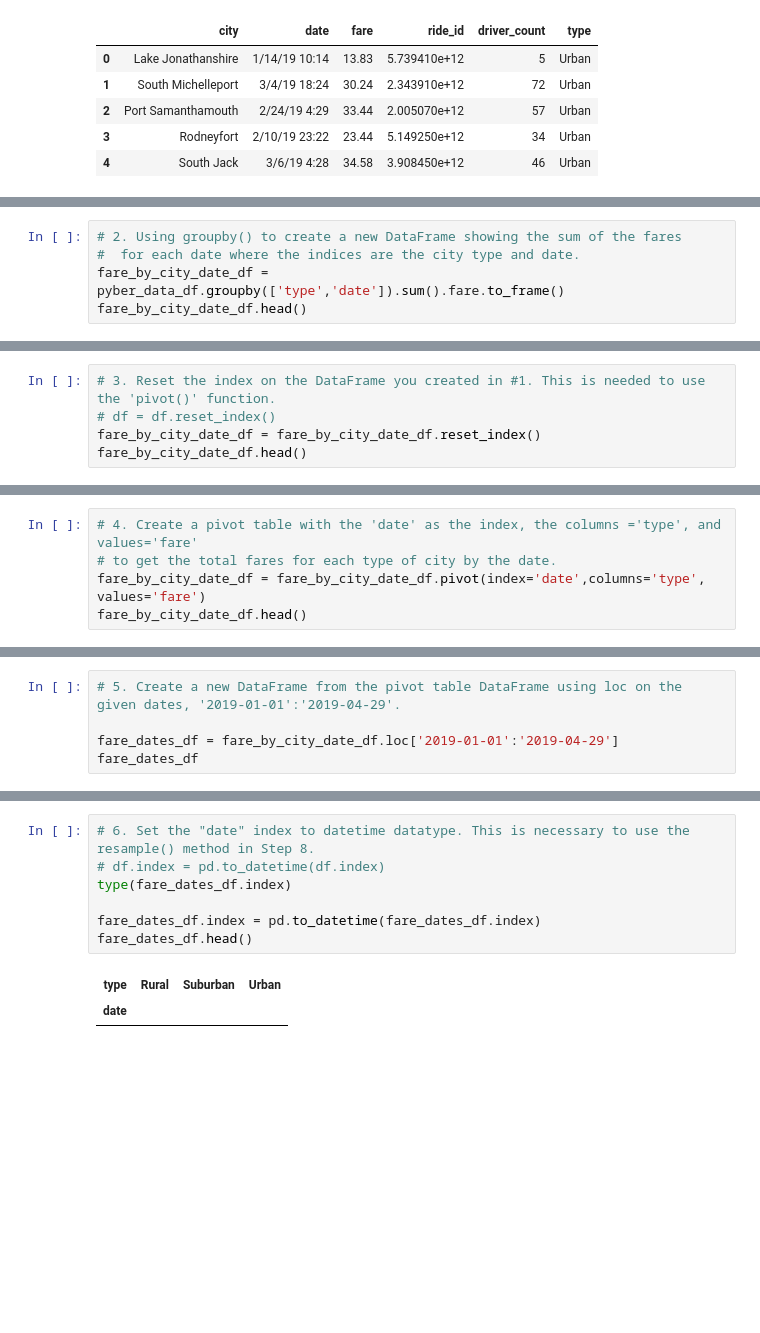
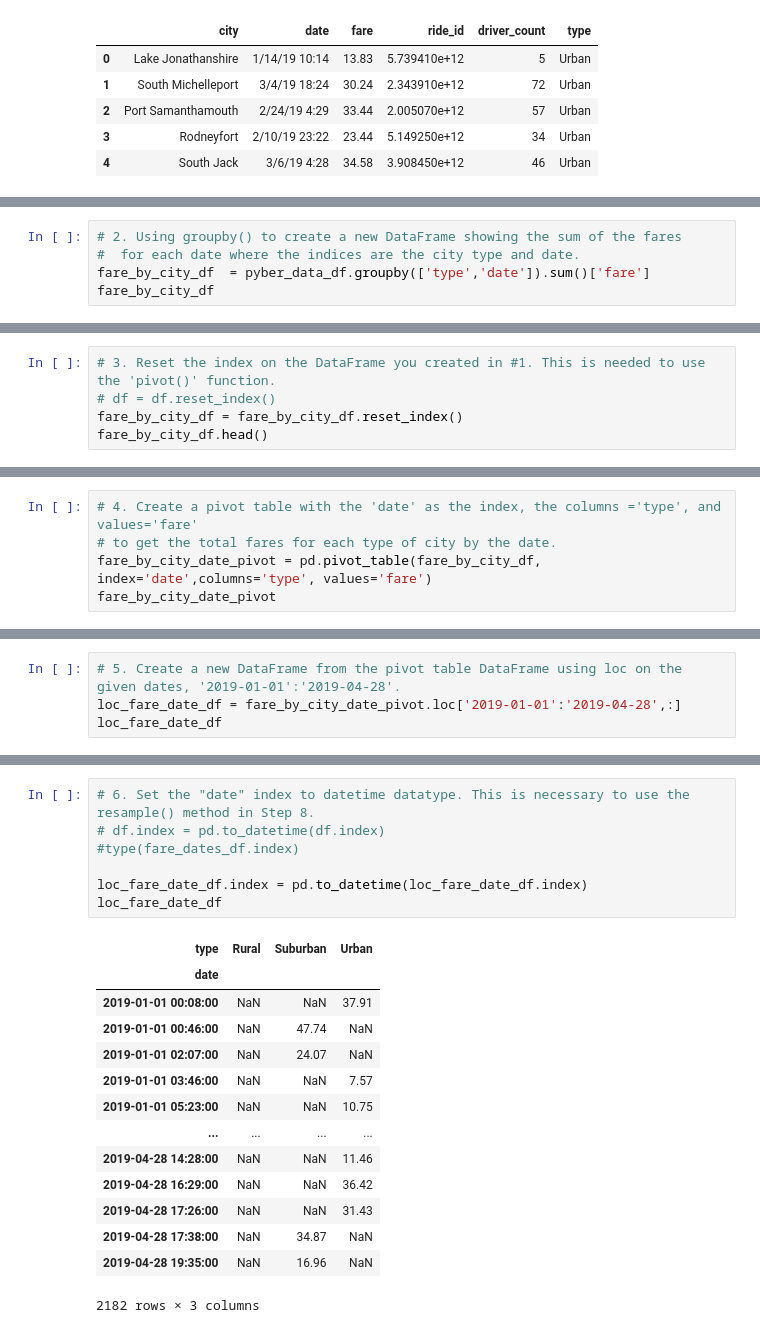
Before and after one commit to utsavchaudharygithub/PyBer_Analysis, a Jupyter notebook: PyBer_Challenge.ipynb, the cells around one changed output, grey strips where cells are left out. Saved outputs shown, nothing was run; the diff lists cells and outputs as text; blank space fills up the shorter version.

```diff
--- a/PyBer_Challenge.ipynb
+++ b/PyBer_Challenge.ipynb
@@ -131,6 +148,6 @@ pyber_data_df.head()
 # %%
 # 2. Using groupby() to create a new DataFrame showing the sum of the fares
 #  for each date where the indices are the city type and date.
-fare_by_city_date_df = pyber_data_df.groupby(['type','date']).sum().fare.to_frame()
-fare_by_city_date_df.head()
+fare_by_city_df  = pyber_data_df.groupby(['type','date']).sum()['fare']
+fare_by_city_df
 # %% [output]
@@ -144,7 +167,7 @@ fare_by_city_date_df.head()
 # %%
 # 3. Reset the index on the DataFrame you created in #1. This is needed to use the 'pivot()' function.
 # df = df.reset_index()
-fare_by_city_date_df = fare_by_city_date_df.reset_index()
-fare_by_city_date_df.head()
+fare_by_city_df = fare_by_city_df.reset_index()
+fare_by_city_df.head()
 # %% [output]
 |  | type | date | fare |
@@ -156,8 +179,8 @@ fare_by_city_date_df.head()
 # %%
 # 4. Create a pivot table with the 'date' as the index, the columns ='type', and values='fare'
 # to get the total fares for each type of city by the date.
-fare_by_city_date_df = fare_by_city_date_df.pivot(index='date',columns='type', values='fare')
-fare_by_city_date_df.head()
+fare_by_city_date_pivot = pd.pivot_table(fare_by_city_df, index='date',columns='type', values='fare')
+fare_by_city_date_pivot
 # %% [output]
 | type | Rural | Suburban | Urban |
 | date |  |  |  |
@@ -169,8 +199,7 @@ fare_by_city_date_df.head()
 # %%
-# 5. Create a new DataFrame from the pivot table DataFrame using loc on the given dates, '2019-01-01':'2019-04-29'.
-
-fare_dates_df = fare_by_city_date_df.loc['2019-01-01':'2019-04-29']
-fare_dates_df
+# 5. Create a new DataFrame from the pivot table DataFrame using loc on the given dates, '2019-01-01':'2019-04-28'.
+loc_fare_date_df = fare_by_city_date_pivot.loc['2019-01-01':'2019-04-28',:]
+loc_fare_date_df
 # %% [output]
 | type | Rural | Suburban | Urban |
 | date |  |  |  |
@@ -177,12 +218,24 @@ fare_dates_df
 # %%
 # 6. Set the "date" index to datetime datatype. This is necessary to use the resample() method in Step 8.
 # df.index = pd.to_datetime(df.index)
-type(fare_dates_df.index)
+#type(fare_dates_df.index)
 
-fare_dates_df.index = pd.to_datetime(fare_dates_df.index)
-fare_dates_df.head()
+loc_fare_date_df.index = pd.to_datetime(loc_fare_date_df.index)
+loc_fare_date_df
 # %% [output]
 | type | Rural | Suburban | Urban |
 | date |  |  |  |
+| 2019-01-01 00:08:00 | NaN | NaN | 37.91 |
+| 2019-01-01 00:46:00 | NaN | 47.74 | NaN |
+| 2019-01-01 02:07:00 | NaN | 24.07 | NaN |
+| 2019-01-01 03:46:00 | NaN | NaN | 7.57 |
+| 2019-01-01 05:23:00 | NaN | NaN | 10.75 |
+| ... | ... | ... | ... |
+| 2019-04-28 14:28:00 | NaN | NaN | 11.46 |
+| 2019-04-28 16:29:00 | NaN | NaN | 36.42 |
+| 2019-04-28 17:26:00 | NaN | NaN | 31.43 |
+| 2019-04-28 17:38:00 | NaN | 34.87 | NaN |
+| 2019-04-28 19:35:00 | NaN | 16.96 | NaN |
+2182 rows × 3 columns
 # %%
 # 7. Check that the datatype for the index is datetime using df.info()
```
Also changed, not shown: parts of 12 cells of this notebook, 2 other files.
